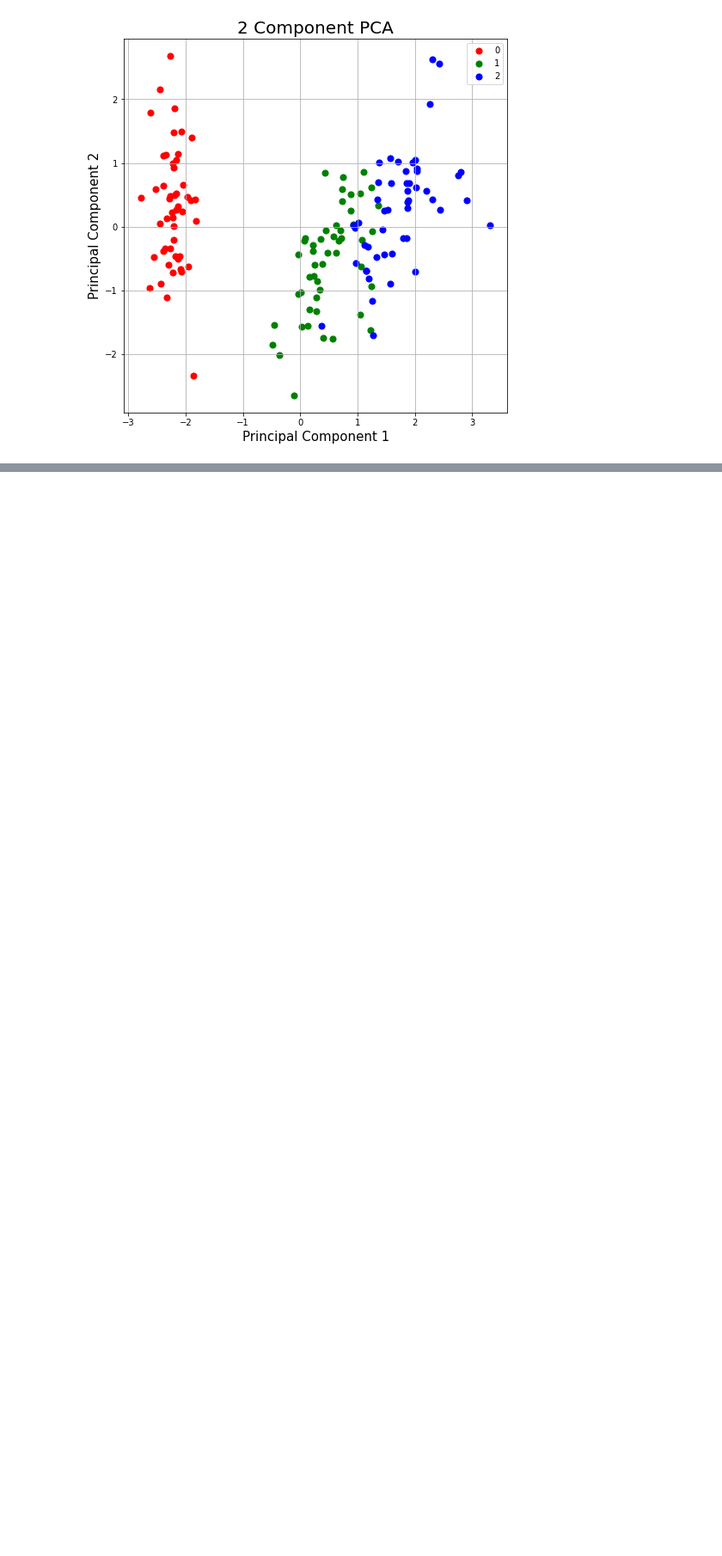
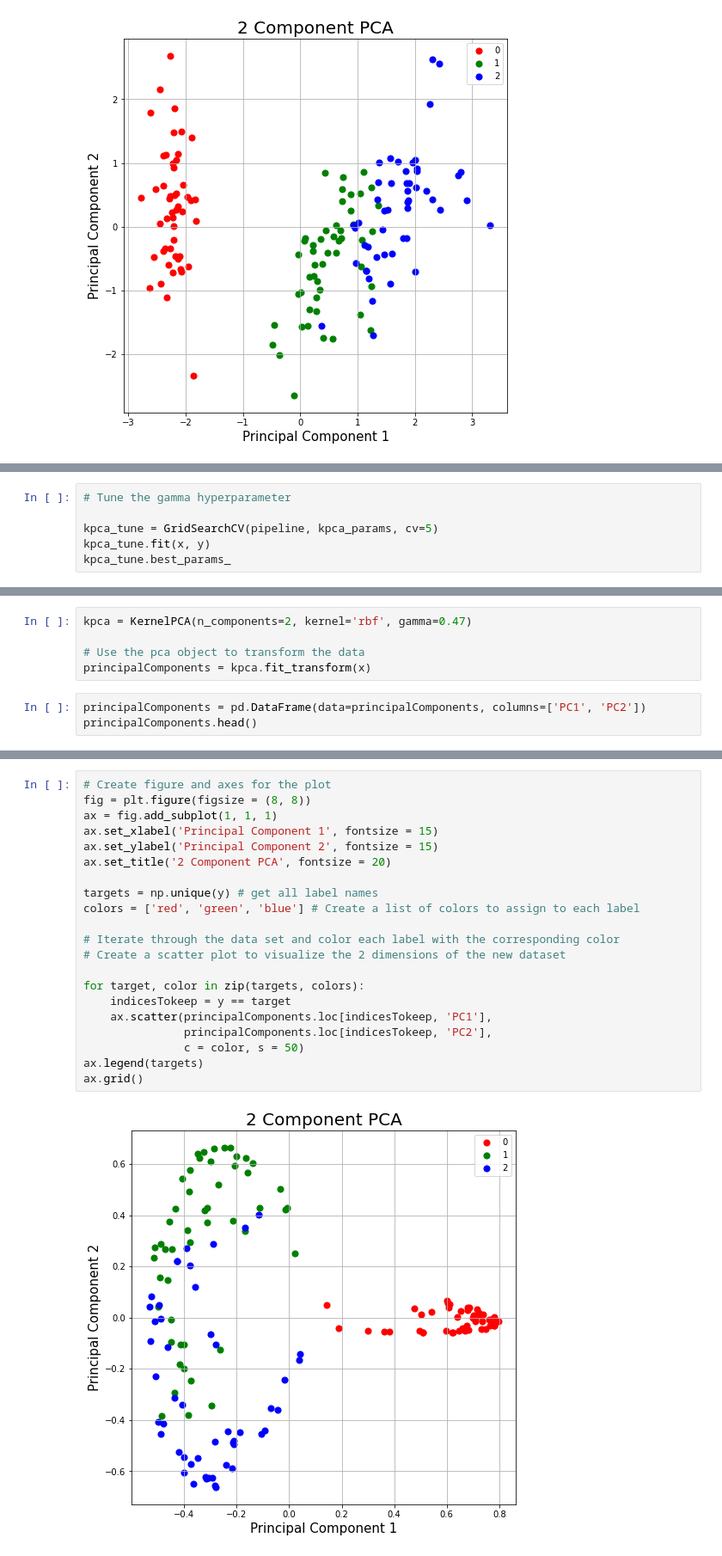
Before and after one commit to yared-shewarade/Machine_Learnig_Project, a Jupyter notebook: Dimensionality/PCA.ipynb, the cells around one changed output, grey strips where cells are left out. Shown at 86% size. Drawn from its saved outputs; the diff is of its cells as text; blank space fills up the shorter version.

Commit message:
PCA dimensionality

```diff
--- a/Dimensionality/PCA.ipynb
+++ b/Dimensionality/PCA.ipynb
@@ -96,0 +114,6 @@ ax.grid()
+# %%
+# Tune the gamma hyperparameter
+
+kpca_tune = GridSearchCV(pipeline, kpca_params, cv=5)
+kpca_tune.fit(x, y)
+kpca_tune.best_params_
@@ -96,0 +123,8 @@ ax.grid()
+# %%
+kpca = KernelPCA(n_components=2, kernel='rbf', gamma=0.47)
+
+# Use the pca object to transform the data
+principalComponents = kpca.fit_transform(x)
+# %%
+principalComponents = pd.DataFrame(data=principalComponents, columns=['PC1', 'PC2'])
+principalComponents.head()
@@ -96,0 +138,23 @@ ax.grid()
+# %%
+# Create figure and axes for the plot
+fig = plt.figure(figsize = (8, 8))
+ax = fig.add_subplot(1, 1, 1)
+ax.set_xlabel('Principal Component 1', fontsize = 15)
+ax.set_ylabel('Principal Component 2', fontsize = 15)
+ax.set_title('2 Component PCA', fontsize = 20)
+
+targets = np.unique(y) # get all label names
+colors = ['red', 'green', 'blue'] # Create a list of colors to assign to each label
+
+# Iterate through the data set and color each label with the corresponding color
+# Create a scatter plot to visualize the 2 dimensions of the new dataset
+
+for target, color in zip(targets, colors):
+    indicesTokeep = y == target
+    ax.scatter(principalComponents.loc[indicesTokeep, 'PC1'],
+               principalComponents.loc[indicesTokeep, 'PC2'],
+               c = color, s = 50)
+ax.legend(targets)
+ax.grid()
+# %% [output]
+[figure, added]
```
Also changed, not shown: parts of 5 cells of this notebook.
